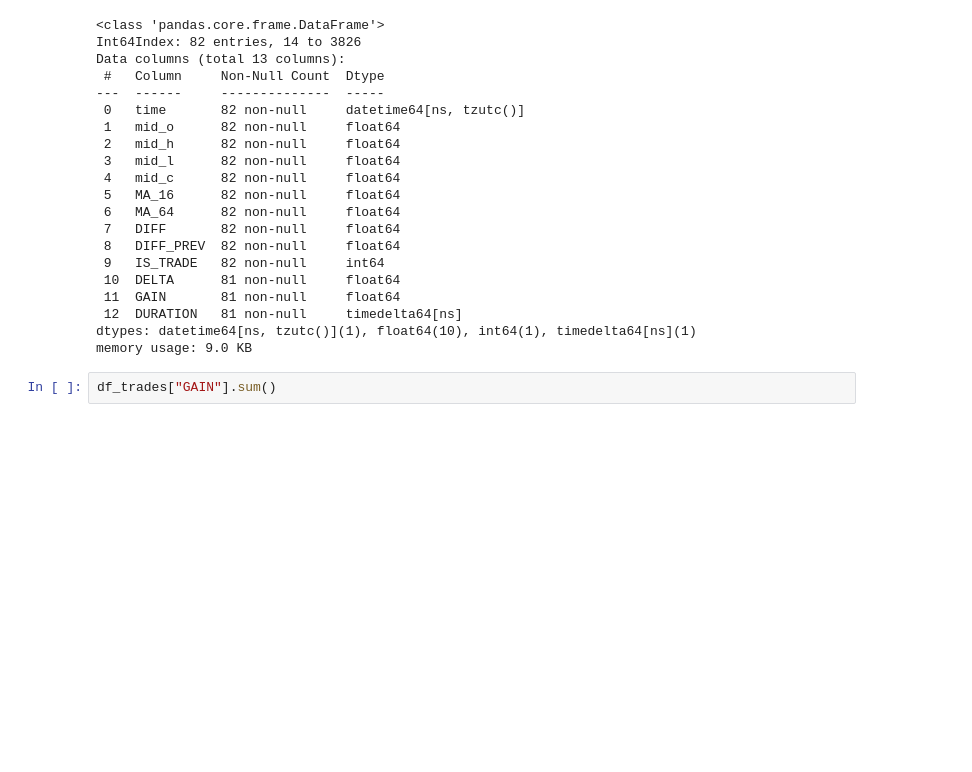
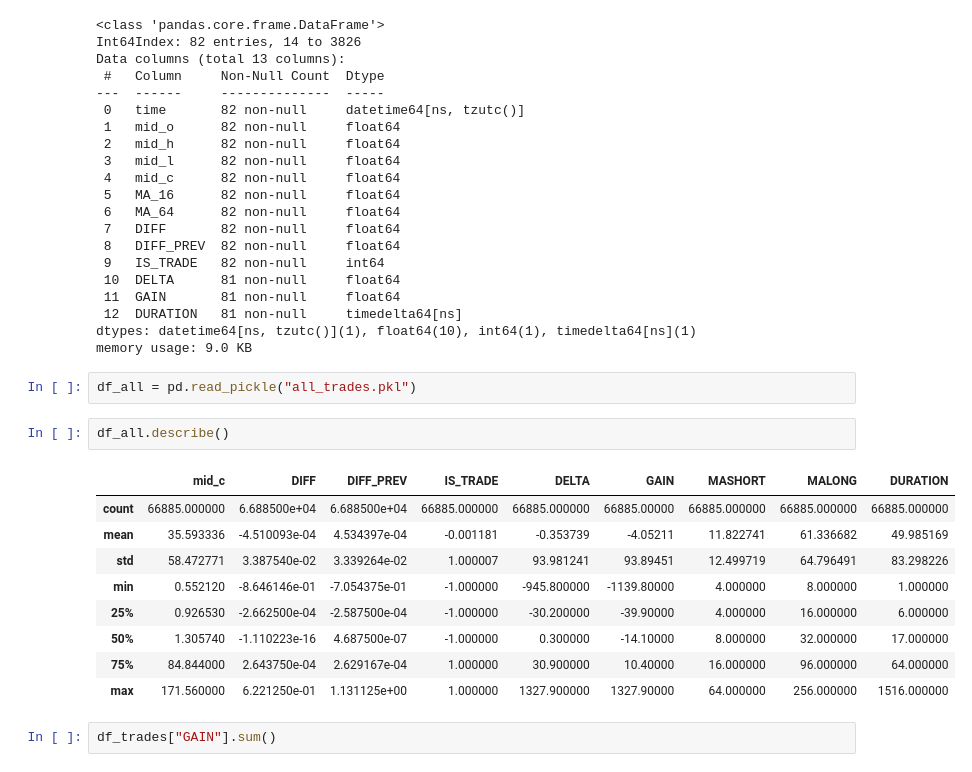
Before and after one commit to mathewqpmiller/Python-ForexTradingBot, a Jupyter notebook: candle_plot.ipynb, the cells around one changed output. Cells and saved outputs as stored; diff of their text form; blank space fills up the shorter version.

```diff
--- a/candle_plot.ipynb
+++ b/candle_plot.ipynb
@@ -82,6 +82,20 @@ Data columns (total 13 columns):
  12  DURATION   81 non-null     timedelta64[ns]
 dtypes: datetime64[ns, tzutc()](1), float64(10), int64(1), timedelta64[ns](1)
 memory usage: 9.0 KB
+# %%
+df_all = pd.read_pickle("all_trades.pkl")
+# %%
+df_all.describe()
+# %% [output]
+|  | mid_c | DIFF | DIFF_PREV | IS_TRADE | DELTA | GAIN | MASHORT | MALONG | DURATION |
+| count | 66885.000000 | 6.688500e+04 | 6.688500e+04 | 66885.000000 | 66885.000000 | 66885.00000 | 66885.000000 | 66885.000000 | 66885.000000 |
+| mean | 35.593336 | -4.510093e-04 | 4.534397e-04 | -0.001181 | -0.353739 | -4.05211 | 11.822741 | 61.336682 | 49.985169 |
+| std | 58.472771 | 3.387540e-02 | 3.339264e-02 | 1.000007 | 93.981241 | 93.89451 | 12.499719 | 64.796491 | 83.298226 |
+| min | 0.552120 | -8.646146e-01 | -7.054375e-01 | -1.000000 | -945.800000 | -1139.80000 | 4.000000 | 8.000000 | 1.000000 |
+| 25% | 0.926530 | -2.662500e-04 | -2.587500e-04 | -1.000000 | -30.200000 | -39.90000 | 4.000000 | 16.000000 | 6.000000 |
+| 50% | 1.305740 | -1.110223e-16 | 4.687500e-07 | -1.000000 | 0.300000 | -14.10000 | 8.000000 | 32.000000 | 17.000000 |
+| 75% | 84.844000 | 2.643750e-04 | 2.629167e-04 | 1.000000 | 30.900000 | 10.40000 | 16.000000 | 96.000000 | 64.000000 |
+| max | 171.560000 | 6.221250e-01 | 1.131125e+00 | 1.000000 | 1327.900000 | 1327.90000 | 64.000000 | 256.000000 | 1516.000000 |
 # %%
 df_trades["GAIN"].sum()
 # %% [output]
```
Also changed, not shown: 1 other file.
